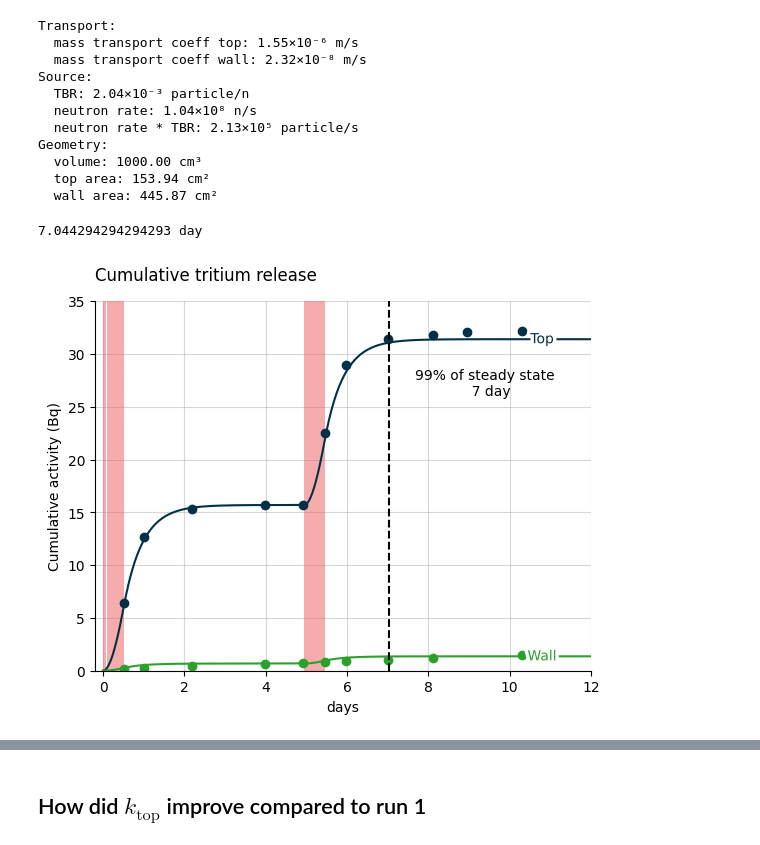
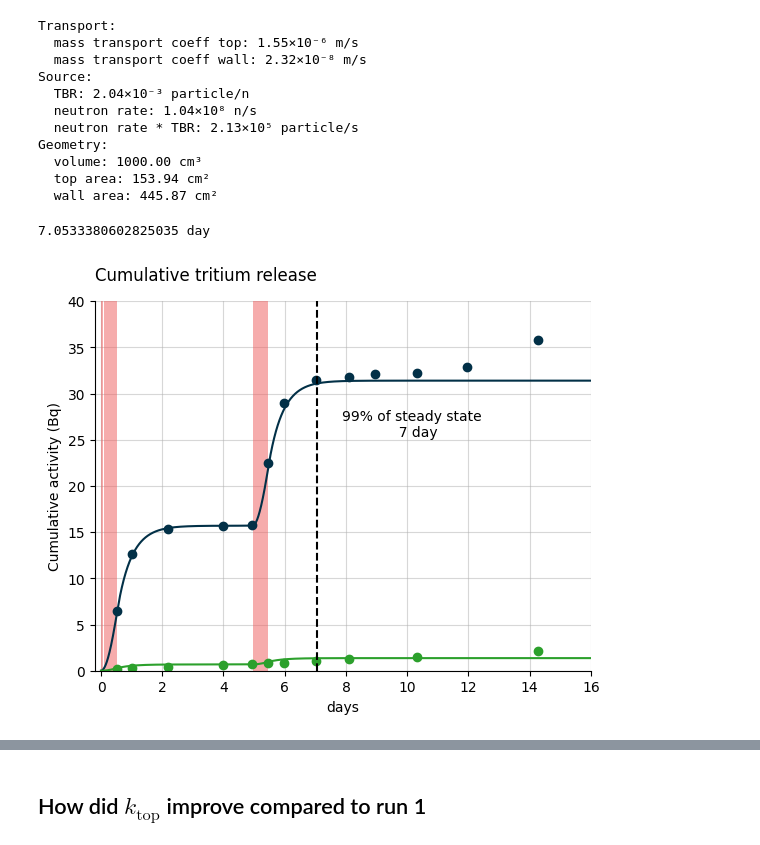
Before and after one commit to veliki-filozof/baby-1L-run-4, a Jupyter notebook: analysis/tritium/tritium_model.ipynb, the cells around one changed output, grey strips where cells are left out. Drawn from its saved outputs; the diff is of its cells as text; code cells hidden in the pictures.

```diff
--- a/analysis/tritium/tritium_model.ipynb
+++ b/analysis/tritium/tritium_model.ipynb
@@ -74,5 +74,5 @@ Measured TBR: 2.30e-03 particle / neutron
 # %%
-baby_model.run(12 * ureg.day)
+baby_model.run(20 * ureg.day)
 # %%
 print(f"Transport:")
 print(f"  mass transport coeff top: {baby_model.k_top:.2e~P}")
@@ -125,34 +125,34 @@ target_release_frac = 0.99
 x_target = xdata[np.argmax(ydata > target_release_frac * ydata[-1])]
 print(f'{x_target}')
 plt.axvline(x=x_target, color="k", linestyle="--")
 # plt.axvline(x=gas_switch_deltatime, color="grey", linestyle="--")
 plt.annotate(
     f"99% of steady state \n {x_target: .0f}",
     (x_target, target_release_frac * ydata[-1]),
     xytext=(70, -40),
     textcoords="offset points",
     ha="center",
     va="bottom",
     color="k",
 )
 #plt.annotate(
 #    f"Switch to H2 in He",
 #    (x_target, target_release_frac * ydata[-1]),
 #    xytext=(-10, -55),
 #    textcoords="offset points",
 #    ha="center",
 #    va="bottom",
 #    color="black",
 #)
 
 plt.title("Cumulative tritium release", loc="left", pad = 15)
-plt.ylim(top=35)
+plt.ylim(top=40)
 plt.xlim(left = -0.2)
-plt.xlim(right = 12)
+plt.xlim(right = 16)
 plt.xlabel("days")
 plt.ylabel("Cumulative activity (Bq)")
 
 plt.savefig("cumulative_release.pdf", bbox_inches="tight")
 # %% [output]
-7.044294294294293 day
+7.0533380602825035 day
-[figure, old version]
+[figure, new version]
```
Also changed, not shown: parts of 6 cells of this notebook.
